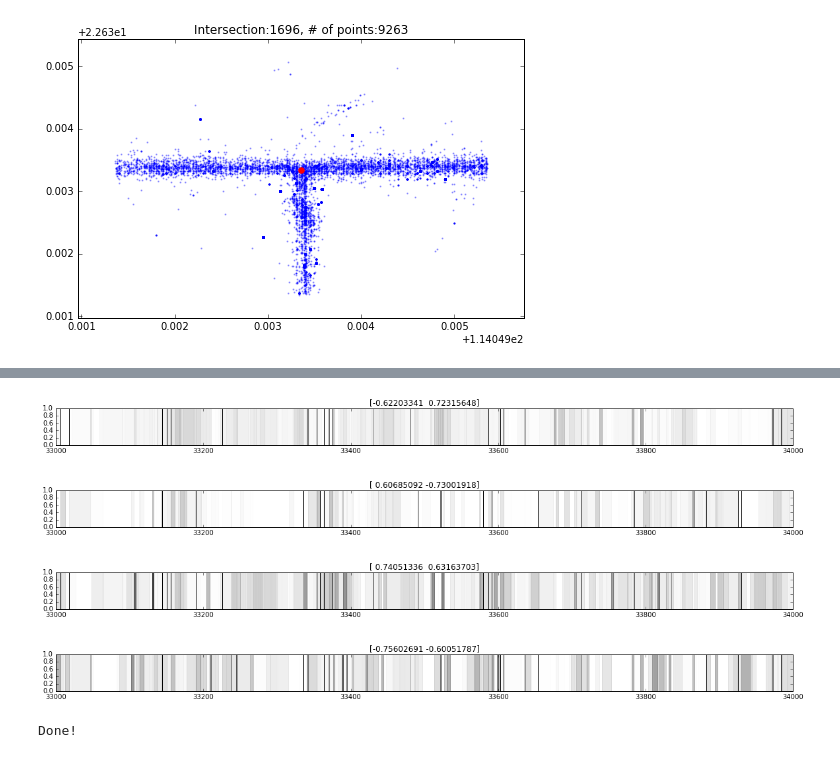
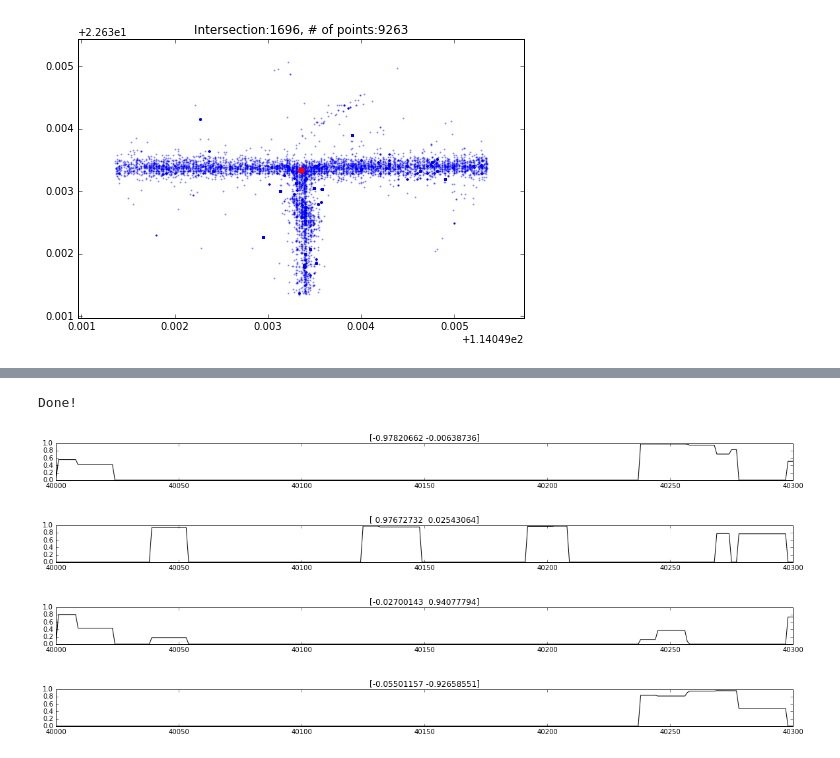
Before and after one commit to 1nfo/TLRI, a Jupyter notebook: Inferring.ipynb, the cells around one changed output, grey strips where cells are left out. Cells and saved outputs as stored; diff of their text form; code cells hidden in the pictures.

```diff
--- a/Inferring.ipynb
+++ b/Inferring.ipynb
@@ -229,32 +239,3 @@ del model
-# %%
-# this cell is not usefull, anymore, might be deleted in the future
-# safe to delete now.
-
-def plot_status(feature,direction=None):
-    STARTTIME = pd.Timestamp("00:00:00")
-    starts = [(i-STARTTIME).seconds for i in [STARTTIME]+feature["time"]]
-    bins = np.diff(starts)
-    if type(direction) != type(None):
-        cosine = np.dot(feature["status"][:,1:3],direction)/sqrt(2)
-        similarity = map(lambda x:max([0,x]),cosine)
-        y = feature["status"][:,0]*similarity
-    else: y = feature["status"][:,0]
-    for i in xrange(len(y)):
-        plt.bar(starts[i:i+2],[0,1],bins[i:i+2],alpha=1-.001/(.001+y[i]),color="k",edgecolor = "none")
-
-
-for direction in list(directions):
-    plt.figure(figsize=(20,1))
-    for i in features[:]:
-        plot_status(i,direction)
-    plt.title(direction)
-    plt.xlim([33000,34000])
-    plt.show()
-# %% [output]
-[figure, removed]
-[figure, removed]
-[figure, removed]
-[figure, removed]
 # %%
 # this func takes interval infos for "feature", like speed & diretions,
 # and distributes them to every second of a day, i.e. 86400 (sec/day)
@@ -283,6 +269,30 @@ for direction in directions:
 print "Done!"
 # %% [output]
 Done!
+# %%
+# calculate the speed trends
+# remove inf and nan using func "wrapped"
+# then plot speed trend in each direction
+
+def wrapped(x):
+    if len(x)==0:return 0
+    return np.nanmean([i for i in x if np.isfinite(i)])
+trends=[]
+for i in xrange(len(directions)):
+    trend = []
+    for j in speed_monitors[i]:
+        trend.append(wrapped(j))
+    trends.append(trend)
+    plt.figure(figsize=(20,1))
+    plt.plot(1-1/(1+1e6*np.array(trend)),color="k")
+    plt.xlim([40000,40300])
+    plt.title(directions[i])
+    plt.show()
+# %% [output]
+[figure, added]
+[figure, added]
+[figure, added]
+[figure, added]
 # %%
 # calculate the speed trends
 # remove inf and nan using func "wrapped"
```
Also changed, not shown: parts of 12 cells of this notebook, 3 other files.
